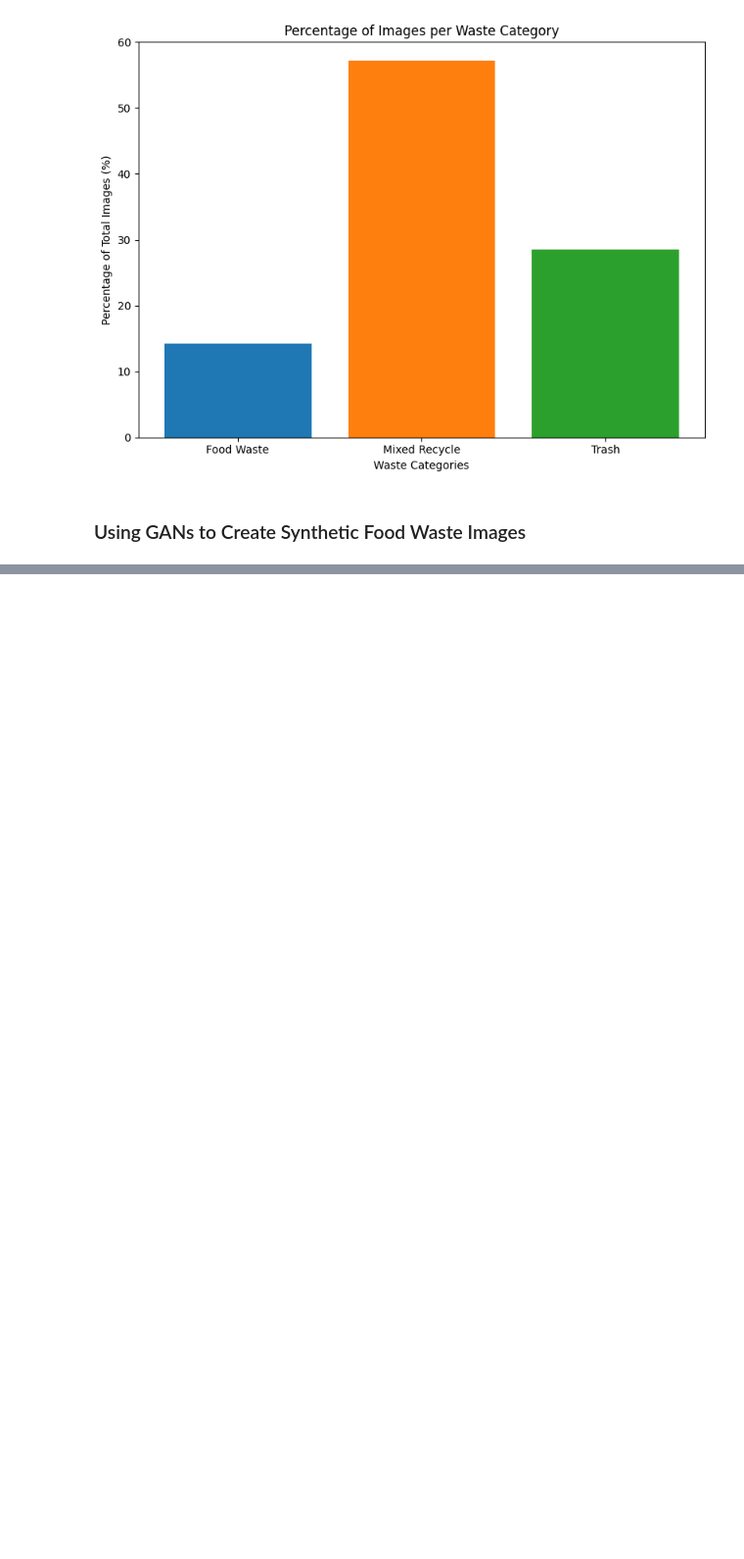
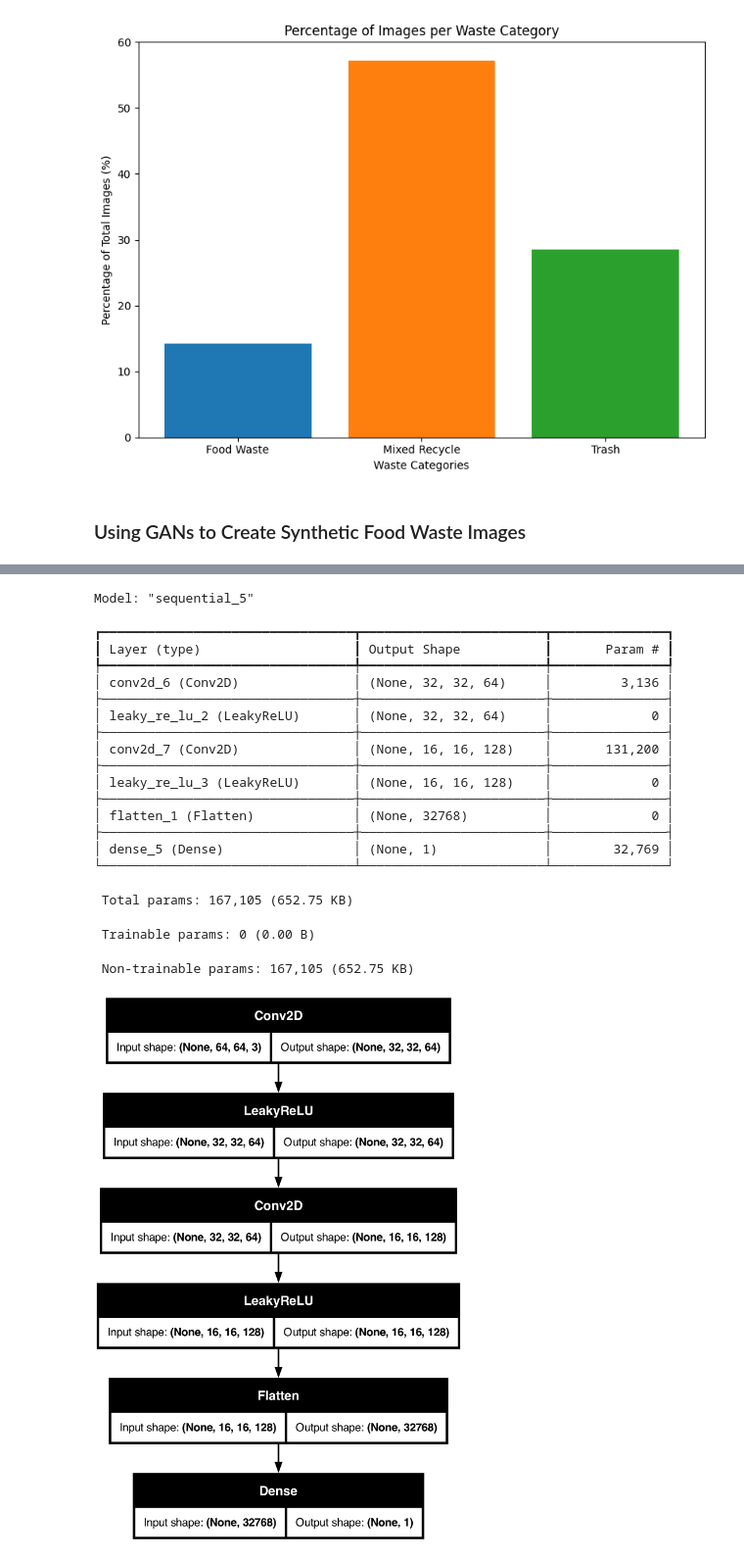
Before and after one commit to Louie-Belile/DS340-CNN-Project, a Jupyter notebook: EDA.ipynb, the cells around one changed output, grey strips where cells are left out. Shown at 98% size. Drawn from its saved outputs; the diff is of its cells as text; code cells hidden in the pictures; blank space fills up the shorter version.

```diff
--- a/EDA.ipynb
+++ b/EDA.ipynb
@@ -250,0 +368,24 @@ images = np.array(images)
+# %%
+discriminator.summary()  # Prints a textual summary of the discriminator model
+tf.keras.utils.plot_model(discriminator, show_shapes=True, to_file="discriminator_architecture.png")
+# %% [output]
+Model: "sequential_5"
+┏━━━━━━━━━━━━━━━━━━━━━━━━━━━━━━━━━┳━━━━━━━━━━━━━━━━━━━━━━━━┳━━━━━━━━━━━━━━━┓
+┃ Layer (type)                    ┃ Output Shape           ┃       Param # ┃
+┡━━━━━━━━━━━━━━━━━━━━━━━━━━━━━━━━━╇━━━━━━━━━━━━━━━━━━━━━━━━╇━━━━━━━━━━━━━━━┩
+│ conv2d_6 (Conv2D)               │ (None, 32, 32, 64)     │         3,136 │
+├─────────────────────────────────┼────────────────────────┼───────────────┤
+│ leaky_re_lu_2 (LeakyReLU)       │ (None, 32, 32, 64)     │             0 │
+├─────────────────────────────────┼────────────────────────┼───────────────┤
+│ conv2d_7 (Conv2D)               │ (None, 16, 16, 128)    │       131,200 │
+├─────────────────────────────────┼────────────────────────┼───────────────┤
+│ leaky_re_lu_3 (LeakyReLU)       │ (None, 16, 16, 128)    │             0 │
+├─────────────────────────────────┼────────────────────────┼───────────────┤
+│ flatten_1 (Flatten)             │ (None, 32768)          │             0 │
+├─────────────────────────────────┼────────────────────────┼───────────────┤
+│ dense_5 (Dense)                 │ (None, 1)              │        32,769 │
+└─────────────────────────────────┴────────────────────────┴───────────────┘
+ Total params: 167,105 (652.75 KB)
+ Trainable params: 0 (0.00 B)
+ Non-trainable params: 167,105 (652.75 KB)
+[figure, added]
```
Also changed, not shown: parts of 24 cells of this notebook, 3 other files.
